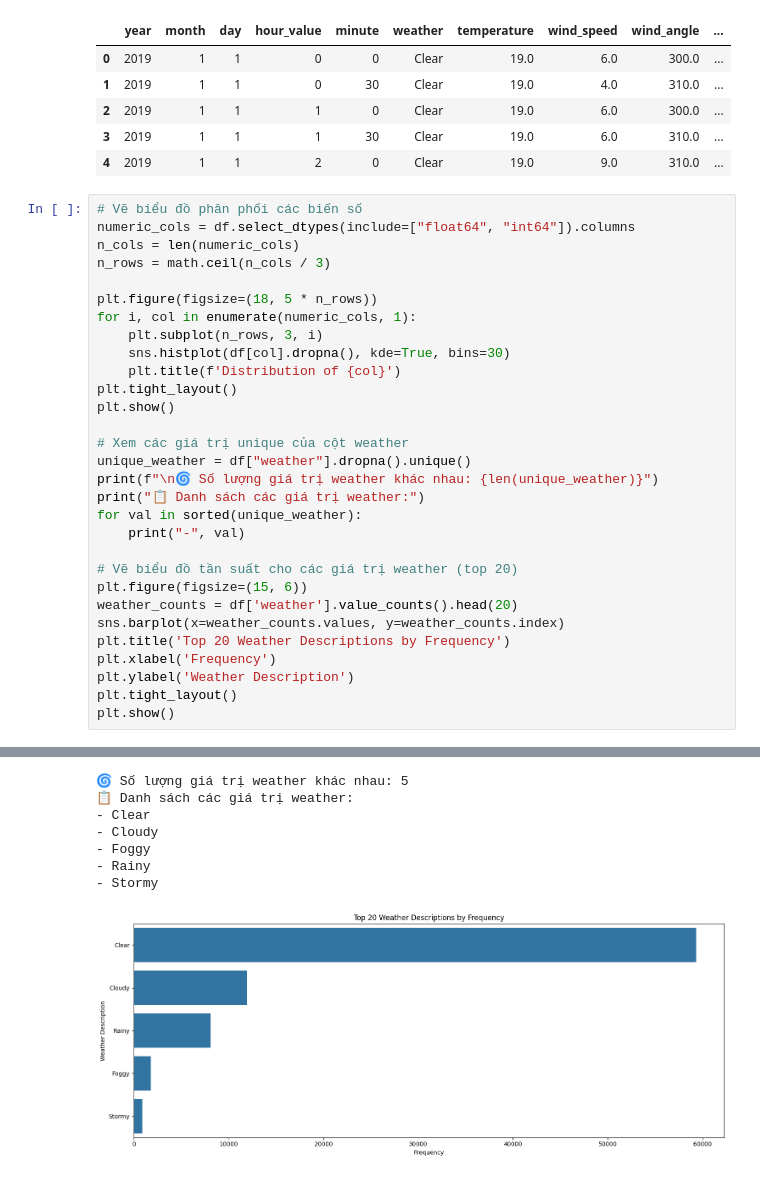
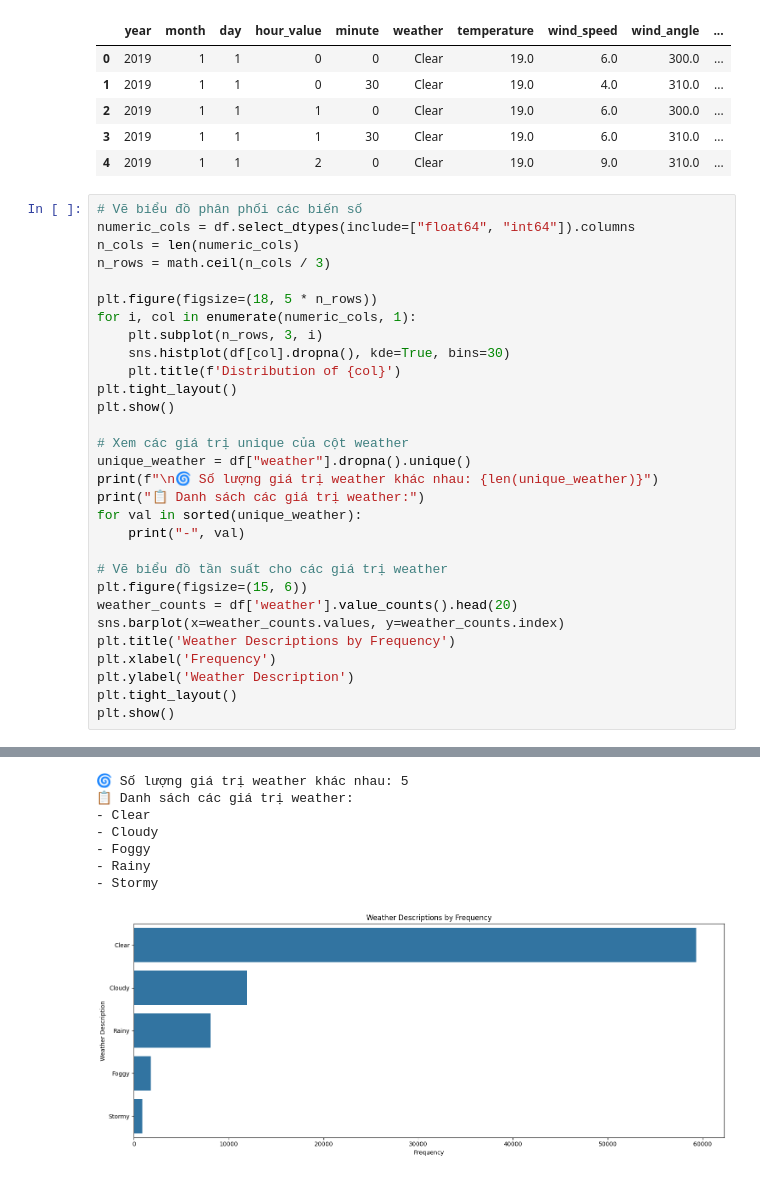
Before and after one commit to WinG-282k4/Weather-forecast, a Jupyter notebook: Show_data.ipynb, the cells around one changed output, grey strips where cells are left out. Cells and saved outputs as stored; diff of their text form.

```diff
--- a/Show_data.ipynb
+++ b/Show_data.ipynb
@@ -26,33 +26,33 @@ plt.figure(figsize=(18, 5 * n_rows))
 for i, col in enumerate(numeric_cols, 1):
     plt.subplot(n_rows, 3, i)
     sns.histplot(df[col].dropna(), kde=True, bins=30)
     plt.title(f'Distribution of {col}')
 plt.tight_layout()
 plt.show()
 
 # Xem các giá trị unique của cột weather
 unique_weather = df["weather"].dropna().unique()
 print(f"\n🌀 Số lượng giá trị weather khác nhau: {len(unique_weather)}")
 print("📋 Danh sách các giá trị weather:")
 for val in sorted(unique_weather):
     print("-", val)
 
-# Vẽ biểu đồ tần suất cho các giá trị weather (top 20)
+# Vẽ biểu đồ tần suất cho các giá trị weather
 plt.figure(figsize=(15, 6))
 weather_counts = df['weather'].value_counts().head(20)
 sns.barplot(x=weather_counts.values, y=weather_counts.index)
-plt.title('Top 20 Weather Descriptions by Frequency')
+plt.title('Weather Descriptions by Frequency')
 plt.xlabel('Frequency')
 plt.ylabel('Weather Description')
 plt.tight_layout()
 plt.show()
 # %% [output]
 [figure]
 🌀 Số lượng giá trị weather khác nhau: 5
 📋 Danh sách các giá trị weather:
 - Clear
 - Cloudy
 - Foggy
 - Rainy
 - Stormy
-[figure, old version]
+[figure, new version]
```
Also changed, not shown: 4 other files.
